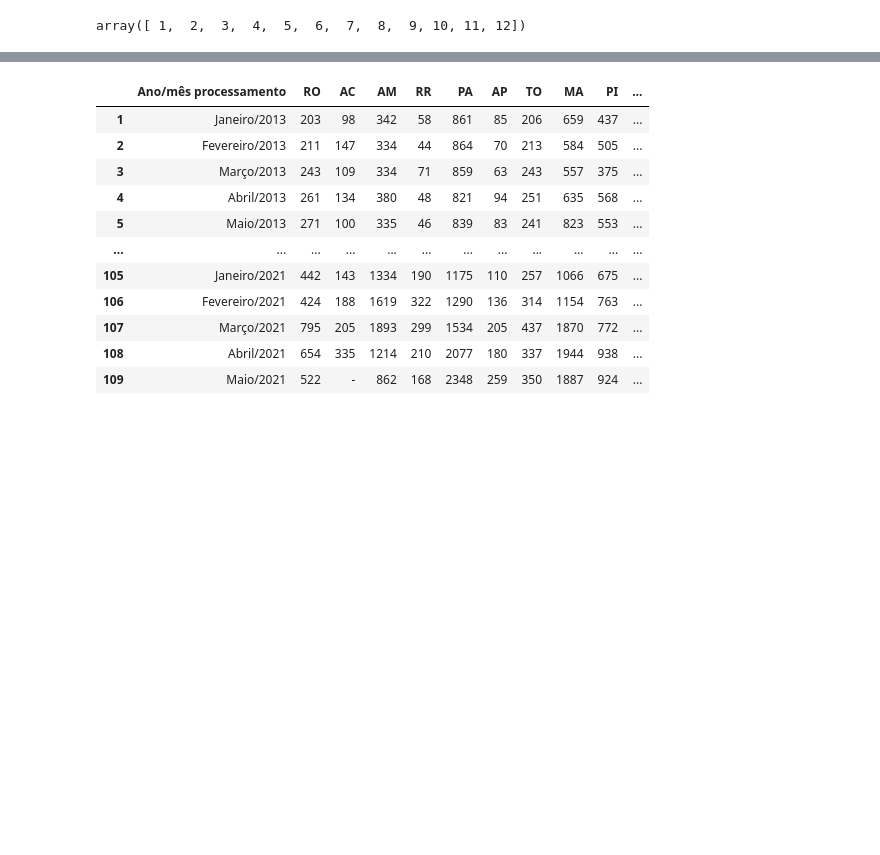
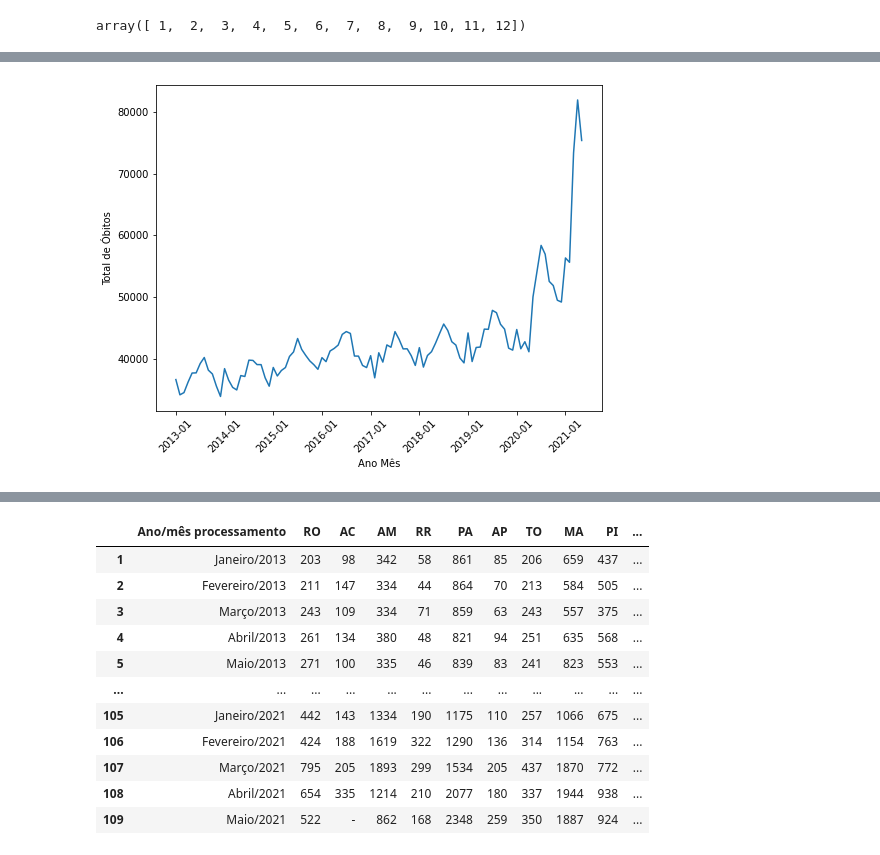
Before and after one commit to lvb86/PD_LSTM_GA, a Jupyter notebook: code/Obitos_Tabnet_2013_2021.ipynb, the cells around one changed output, grey strips where cells are left out. Saved outputs shown, nothing was run; the diff lists cells and outputs as text; code cells hidden in the pictures; blank space fills up the shorter version.

```diff
--- a/code/Obitos_Tabnet_2013_2021.ipynb
+++ b/code/Obitos_Tabnet_2013_2021.ipynb
@@ -142,3 +136,13 @@ sns.lineplot(data=tabnet, x = tabnet.index, y=tabnet.Total)
+# %%
+plt.figure(figsize = (8,6))
+ax = sns.lineplot(data=tabnet, x = tabnet.Ano_mes, y=tabnet.Total)
+ax.set_xticks(ax.get_xticks()[::12])
+plt.xticks(rotation = 45)
+plt.xlabel('Ano Mês')
+plt.ylabel('Total de Óbitos')
+plt.show();
+# %% [output]
+[figure, added]
 # %%
 plt.figure(figsize = (16,10))
 sns.lineplot(data=tabnet, x = tabnet.mm, y=tabnet.Total, hue=tabnet.Ano)
```
Also changed, not shown: parts of 5 cells of this notebook.
